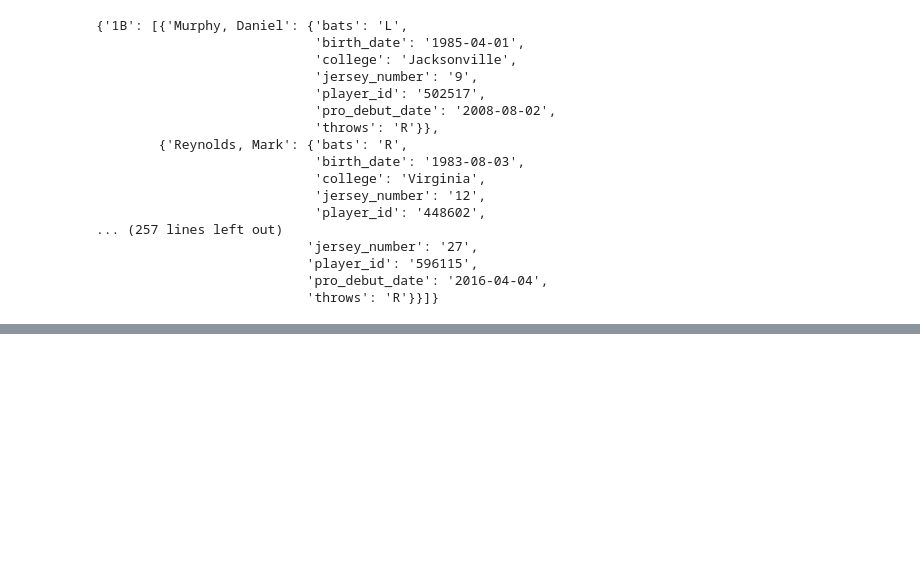
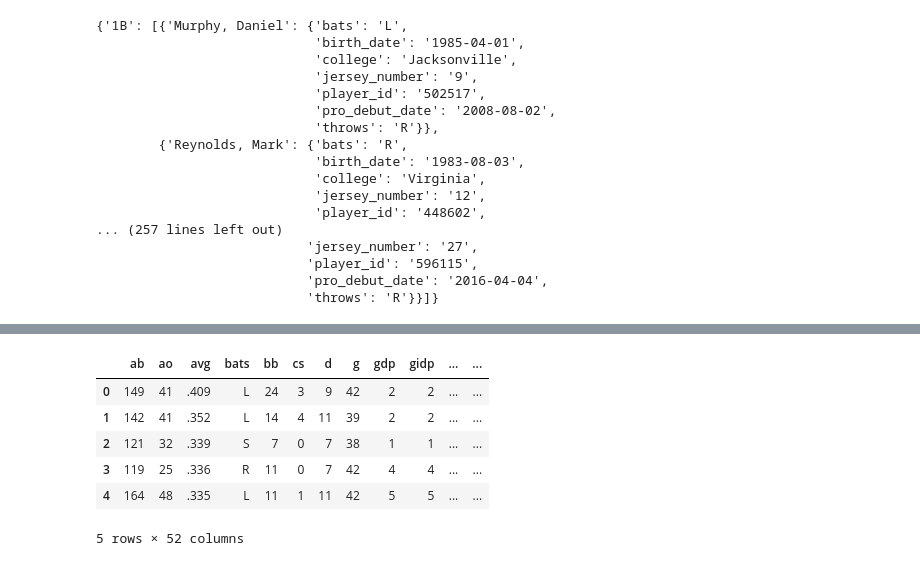
Before and after one commit to tsakurai42/Webscraping-MLB.com, a Jupyter notebook: Week13_ETLProject.ipynb, the cells around one changed output, grey strips where cells are left out. Saved outputs shown, nothing was run; the diff lists cells and outputs as text; code cells hidden in the pictures; blank space fills up the shorter version.

Commit message:
batch 2 api requests

```diff
--- a/Week13_ETLProject.ipynb
+++ b/Week13_ETLProject.ipynb
@@ -327,3 +323,8 @@ pprint(rox_roster_dict)
                            'player_id': '596115',
                            'pro_debut_date': '2016-04-04',
                            'throws': 'R'}}]}
+# %%
+hitting_leader_endpoint = f"/json/named.leader_hitting_repeater.bam?sport_code='mlb'&results=5&game_type='R'&season='2019'&sort_column='avg'"
+hitting_leader_response = requests.get(base_url + hitting_leader_endpoint)
+print(hitting_leader_response)
+print(hitting_leader_response.url)
@@ -329,0 +357,11 @@ pprint(rox_roster_dict)
+# %%
+hitting_leader_df = pd.DataFrame(hitting_leader_data_for_df)
+hitting_leader_df.head()
+# %% [output]
+|  | ab | ao | avg | bats | bb | cs | d | g | gdp | gidp | ... | ... |
+| 0 | 149 | 41 | .409 | L | 24 | 3 | 9 | 42 | 2 | 2 | ... | ... |
+| 1 | 142 | 41 | .352 | L | 14 | 4 | 11 | 39 | 2 | 2 | ... | ... |
+| 2 | 121 | 32 | .339 | S | 7 | 0 | 7 | 38 | 1 | 1 | ... | ... |
+| 3 | 119 | 25 | .336 | R | 11 | 0 | 7 | 42 | 4 | 4 | ... | ... |
+| 4 | 164 | 48 | .335 | L | 11 | 1 | 11 | 42 | 5 | 5 | ... | ... |
+5 rows × 52 columns
```
Also changed, not shown: parts of 19 cells of this notebook.
